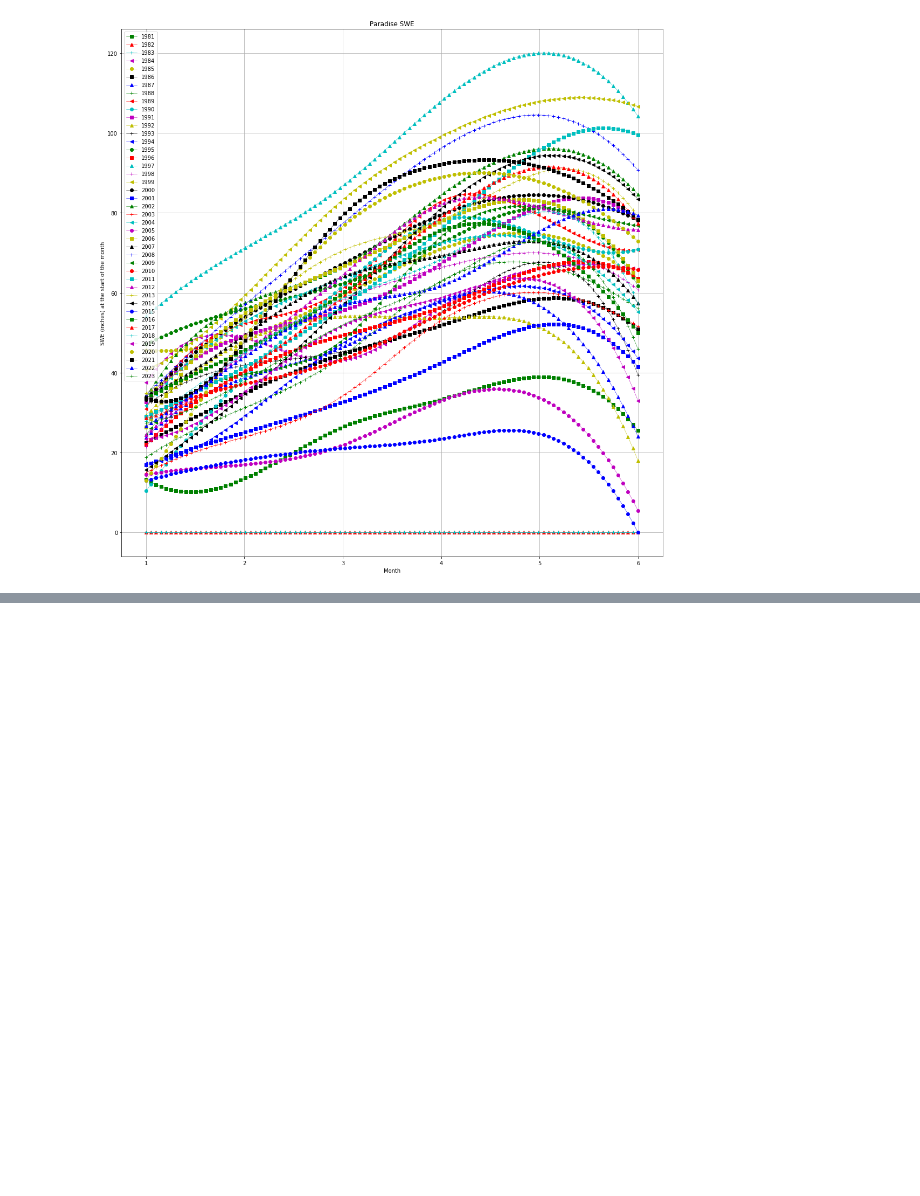
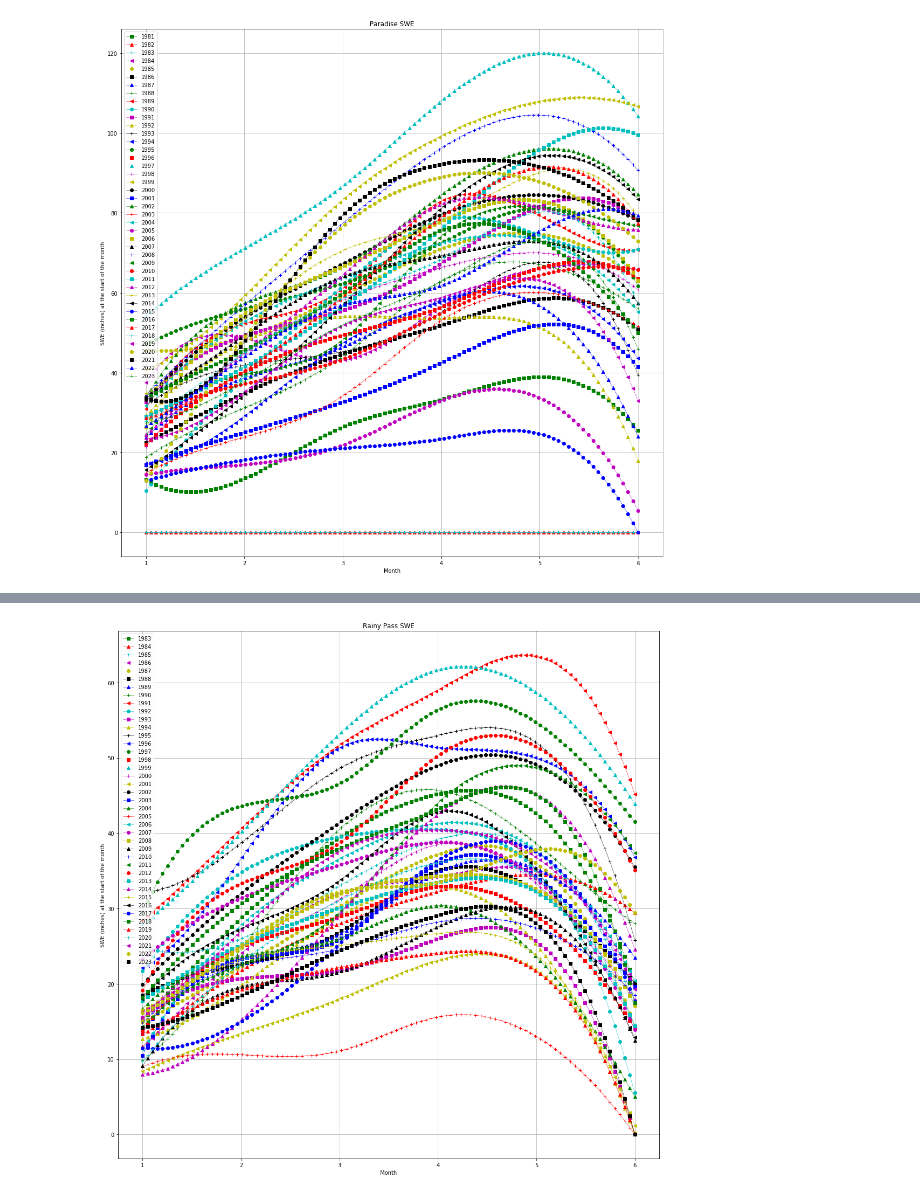
Before and after one commit to yijiy/SnoTelAnalysis, a Jupyter notebook: analyze.ipynb, the cells around one changed output, grey strips where cells are left out. Cells and saved outputs as stored; diff of their text form; code cells hidden in the pictures; blank space fills up the shorter version.

```diff
--- a/analyze.ipynb
+++ b/analyze.ipynb
@@ -66,0 +71,4 @@ plot_swe(df_paradise, 'Paradise SWE')
+# %%
+plot_swe(df_rainy_pass, 'Rainy Pass SWE')
+# %% [output]
+[figure, added]
```
Also changed, not shown: parts of 2 cells of this notebook.
